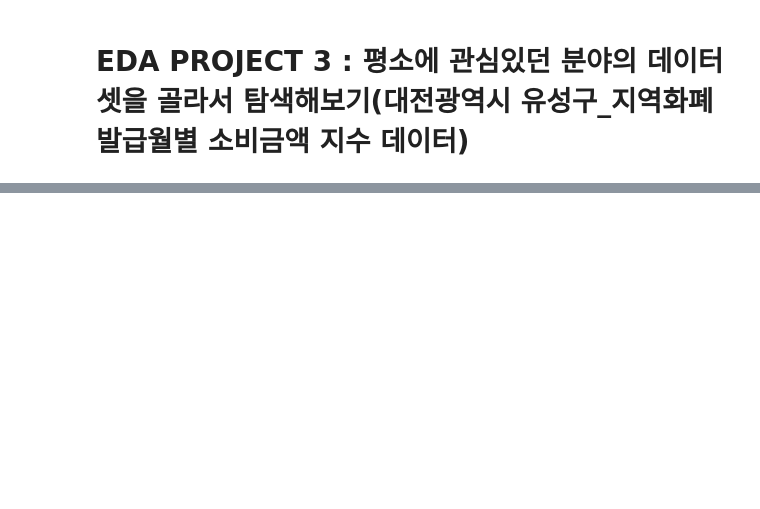
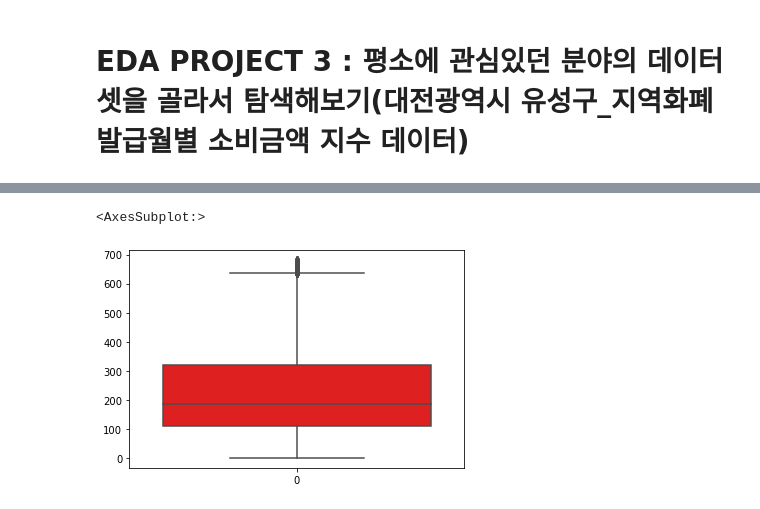
Before and after one commit to 05KBS23/CNU_Daily_study, a Jupyter notebook: python-basic/programmers/week5/EDA_Project3(대전광역시 유성구_지역화폐 발급월별 소비금액 지수 데이터).ipynb, the cells around one changed output, grey strips where cells are left out. Saved outputs shown, nothing was run; the diff lists cells and outputs as text; code cells hidden in the pictures; blank space fills up the shorter version.

```diff
--- a/python-basic/programmers/week5/EDA_Project3(대전광역시 유성구_지역화폐 발급월별 소비금액 지수 데이터).ipynb
+++ b/python-basic/programmers/week5/EDA_Project3(대전광역시 유성구_지역화폐 발급월별 소비금액 지수 데이터).ipynb
@@ -44,0 +183,5 @@ df.head()
+# %%
+sns.boxplot(data = df_times_clean["지수_이용금액"], color = 'red')
+# %% [output]
+<AxesSubplot:>
+[figure, added]
```
Also changed, not shown: parts of 24 cells of this notebook.
